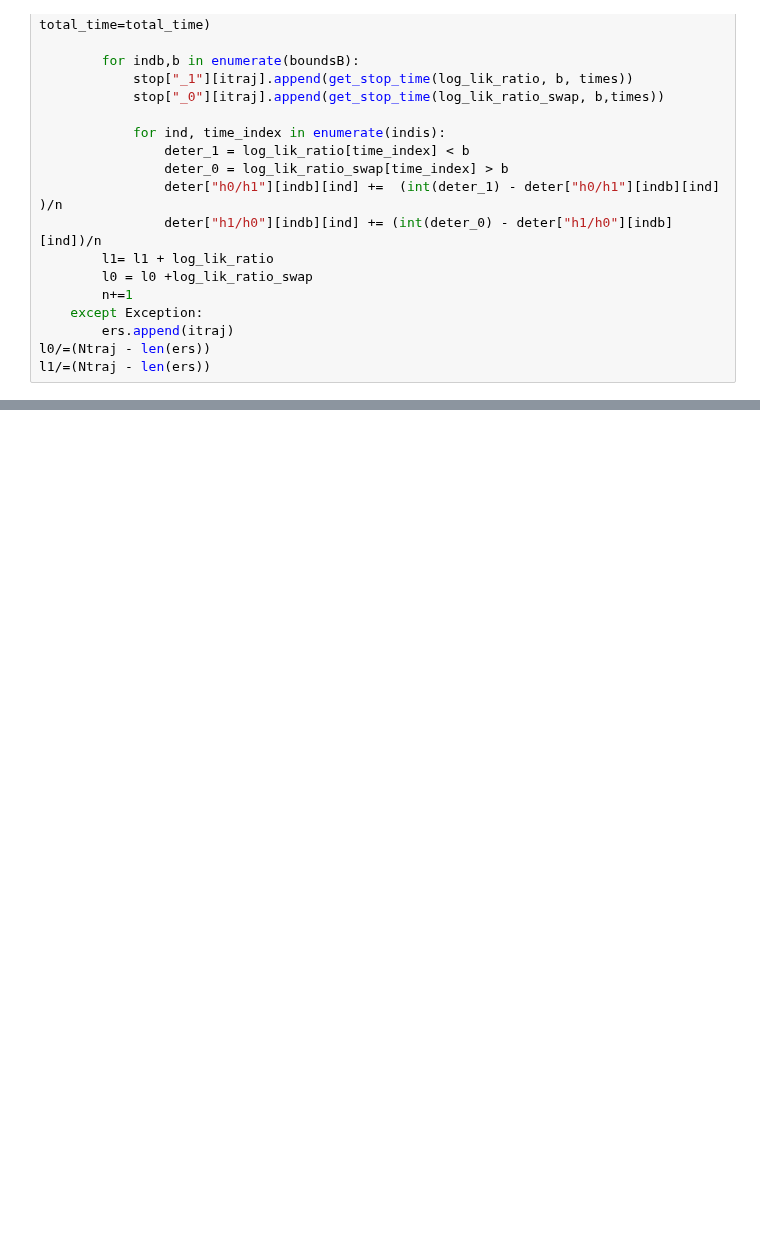
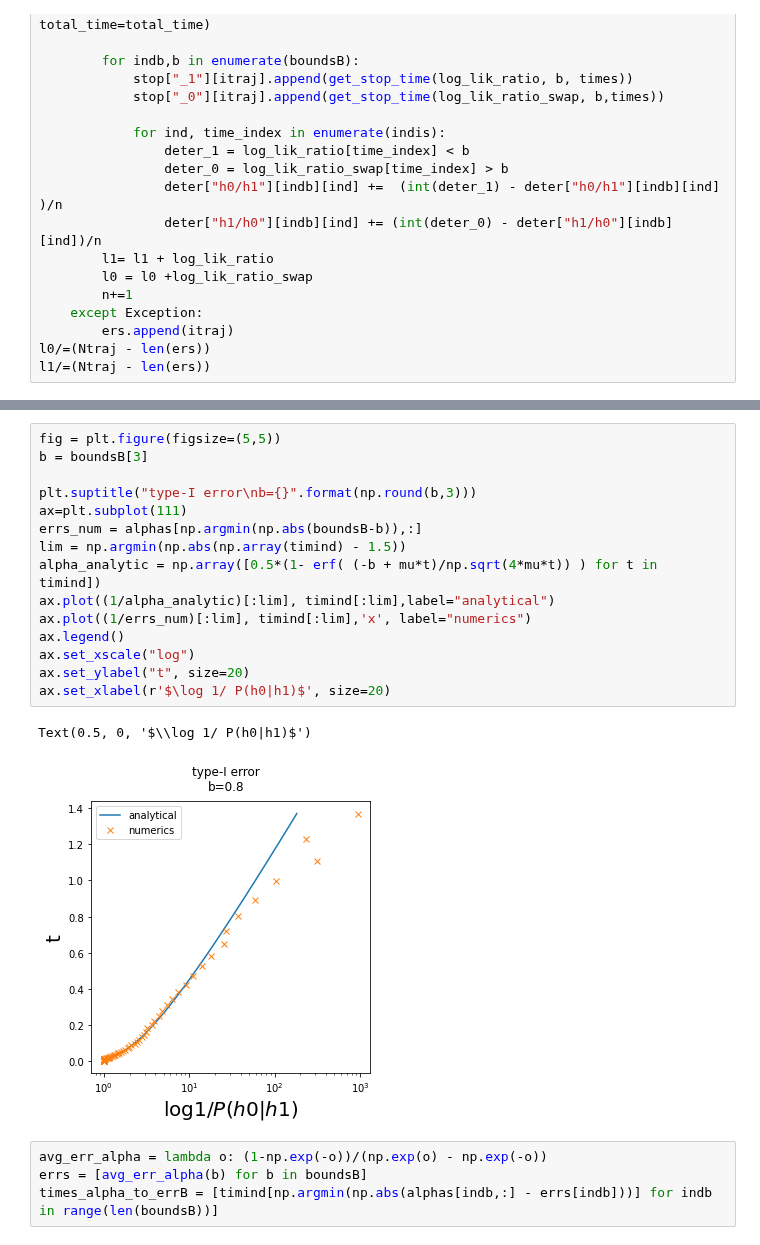
Before and after one commit to matibilkis/continuous, a Jupyter notebook: analysis/damping_discrimination.ipynb, the cells around one changed output, grey strips where cells are left out. Drawn from its saved outputs; the diff is of its cells as text; blank space fills up the shorter version.

```diff
--- a/analysis/damping_discrimination.ipynb
+++ b/analysis/damping_discrimination.ipynb
@@ -117,0 +192,22 @@ for indb, b in enumerate(selected_b):
+# %%
+fig = plt.figure(figsize=(5,5))
+b = boundsB[3]
+
+plt.suptitle("type-I error\nb={}".format(np.round(b,3)))
+ax=plt.subplot(111)
+errs_num = alphas[np.argmin(np.abs(boundsB-b)),:]
+lim = np.argmin(np.abs(np.array(timind) - 1.5))
+alpha_analytic = np.array([0.5*(1- erf( (-b + mu*t)/np.sqrt(4*mu*t)) ) for t in timind])
+ax.plot((1/alpha_analytic)[:lim], timind[:lim],label="analytical")
+ax.plot((1/errs_num)[:lim], timind[:lim],'x', label="numerics")
+ax.legend()
+ax.set_xscale("log")
+ax.set_ylabel("t", size=20)
+ax.set_xlabel(r'$\log 1/ P(h0|h1)$', size=20)
+# %% [output]
+Text(0.5, 0, '$\\log 1/ P(h0|h1)$')
+[figure, added]
+# %%
+avg_err_alpha = lambda o: (1-np.exp(-o))/(np.exp(o) - np.exp(-o))
+errs = [avg_err_alpha(b) for b in boundsB]
+times_alpha_to_errB = [timind[np.argmin(np.abs(alphas[indb,:] - errs[indb]))] for indb in range(len(boundsB))]
```
Also changed, not shown: parts of 11 cells of this notebook, 6 other files.
